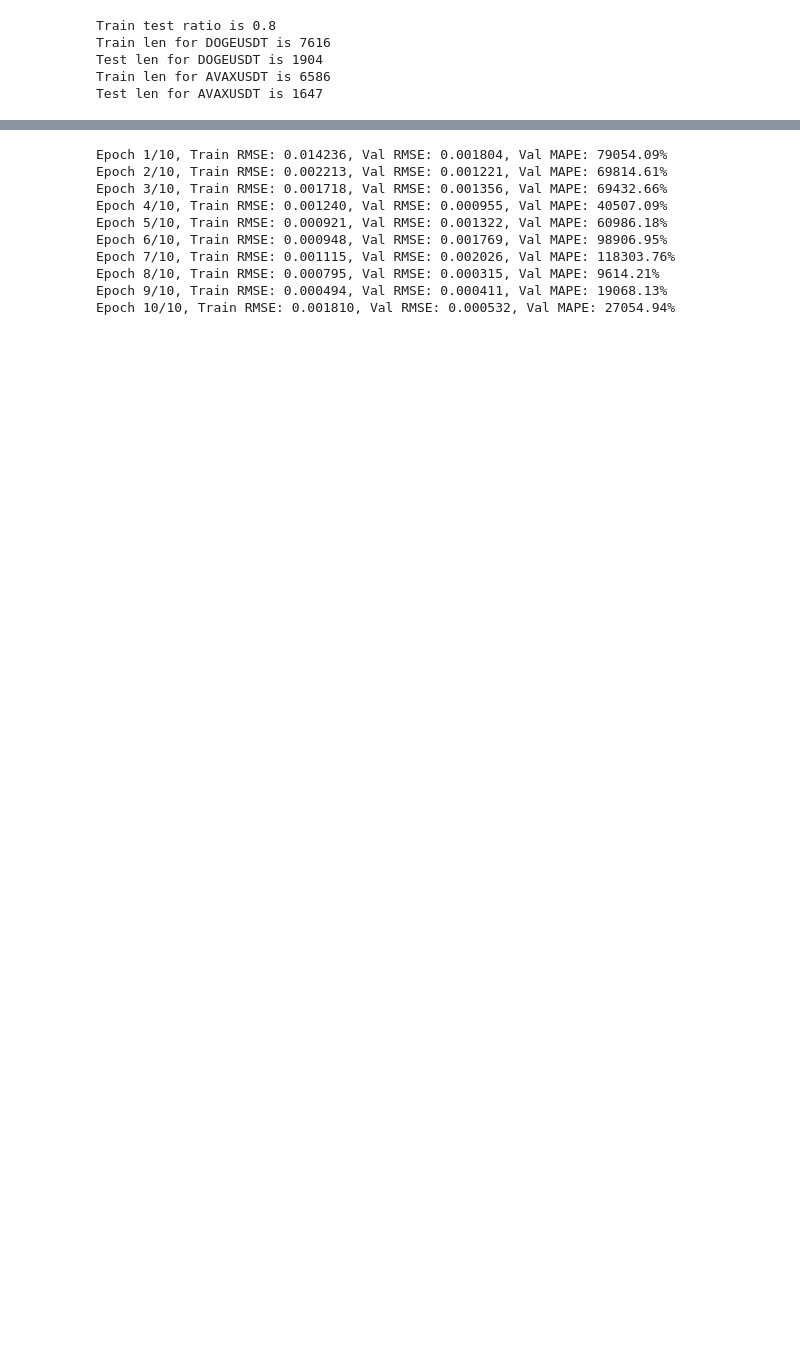
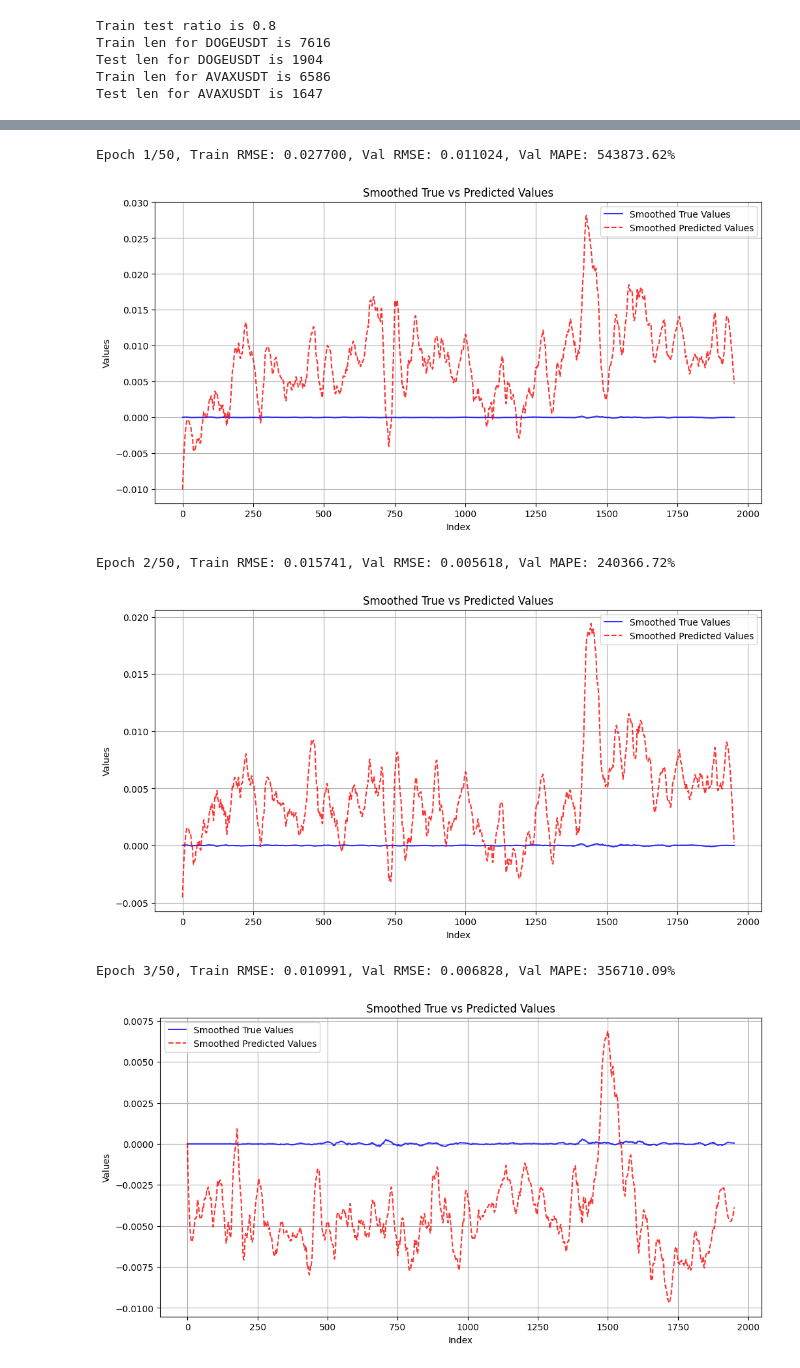
Before and after one commit to B0R0koko/microstructure_price_prediction, a Jupyter notebook: src/data_analysis/gru_regressor.ipynb, the cells around one changed output, grey strips where cells are left out. Cells and saved outputs as stored; diff of their text form; code cells hidden in the pictures; blank space fills up the shorter version.

```diff
--- a/src/data_analysis/gru_regressor.ipynb
+++ b/src/data_analysis/gru_regressor.ipynb
@@ -181,32 +233,31 @@ def train_model(
 # %%
 
 train_dataset = TimeSeriesDataset(df=df_train, target_var="log_return", cat_features=['currency_pair'], seq_length=10)
 test_dataset = TimeSeriesDataset(df=df_test, target_var="log_return", cat_features=['currency_pair'], seq_length=10)
 
 input_features = train_dataset.num_features
 num_currency_pairs = train_dataset.num_currency_pairs
 
 train_model(
-    train_dataset,
-    test_dataset,
-    input_features,
-    num_currency_pairs,
-    hidden_size=128,
-    num_layers=3,
-    dropout=0.2,
-    learning_rate=1e-3,
-    batch_size=32,
-    num_epochs=10,
-    log_dir="./logs"
+train_dataset,
+test_dataset,
+input_features,
+num_currency_pairs,
+hidden_size=128,
+num_layers=2,
+dropout=0.2,
+initial_lr=1e-4,
+min_lr=1e-5,
+factor=0.5,
+patience=10,
+batch_size=32,
+num_epochs=50,
+log_dir="./logs",
 )
 # %% [output]
-Epoch 1/10, Train RMSE: 0.014236, Val RMSE: 0.001804, Val MAPE: 79054.09%
-Epoch 2/10, Train RMSE: 0.002213, Val RMSE: 0.001221, Val MAPE: 69814.61%
-Epoch 3/10, Train RMSE: 0.001718, Val RMSE: 0.001356, Val MAPE: 69432.66%
-Epoch 4/10, Train RMSE: 0.001240, Val RMSE: 0.000955, Val MAPE: 40507.09%
-Epoch 5/10, Train RMSE: 0.000921, Val RMSE: 0.001322, Val MAPE: 60986.18%
-Epoch 6/10, Train RMSE: 0.000948, Val RMSE: 0.001769, Val MAPE: 98906.95%
-Epoch 7/10, Train RMSE: 0.001115, Val RMSE: 0.002026, Val MAPE: 118303.76%
-Epoch 8/10, Train RMSE: 0.000795, Val RMSE: 0.000315, Val MAPE: 9614.21%
-Epoch 9/10, Train RMSE: 0.000494, Val RMSE: 0.000411, Val MAPE: 19068.13%
-Epoch 10/10, Train RMSE: 0.001810, Val RMSE: 0.000532, Val MAPE: 27054.94%
+Epoch 1/50, Train RMSE: 0.027700, Val RMSE: 0.011024, Val MAPE: 543873.62%
+[figure, added]
+Epoch 2/50, Train RMSE: 0.015741, Val RMSE: 0.005618, Val MAPE: 240366.72%
+[figure, added]
+Epoch 3/50, Train RMSE: 0.010991, Val RMSE: 0.006828, Val MAPE: 356710.09%
+[figure, added]
```
Also changed, not shown: parts of 5 cells of this notebook, 16 other files.
